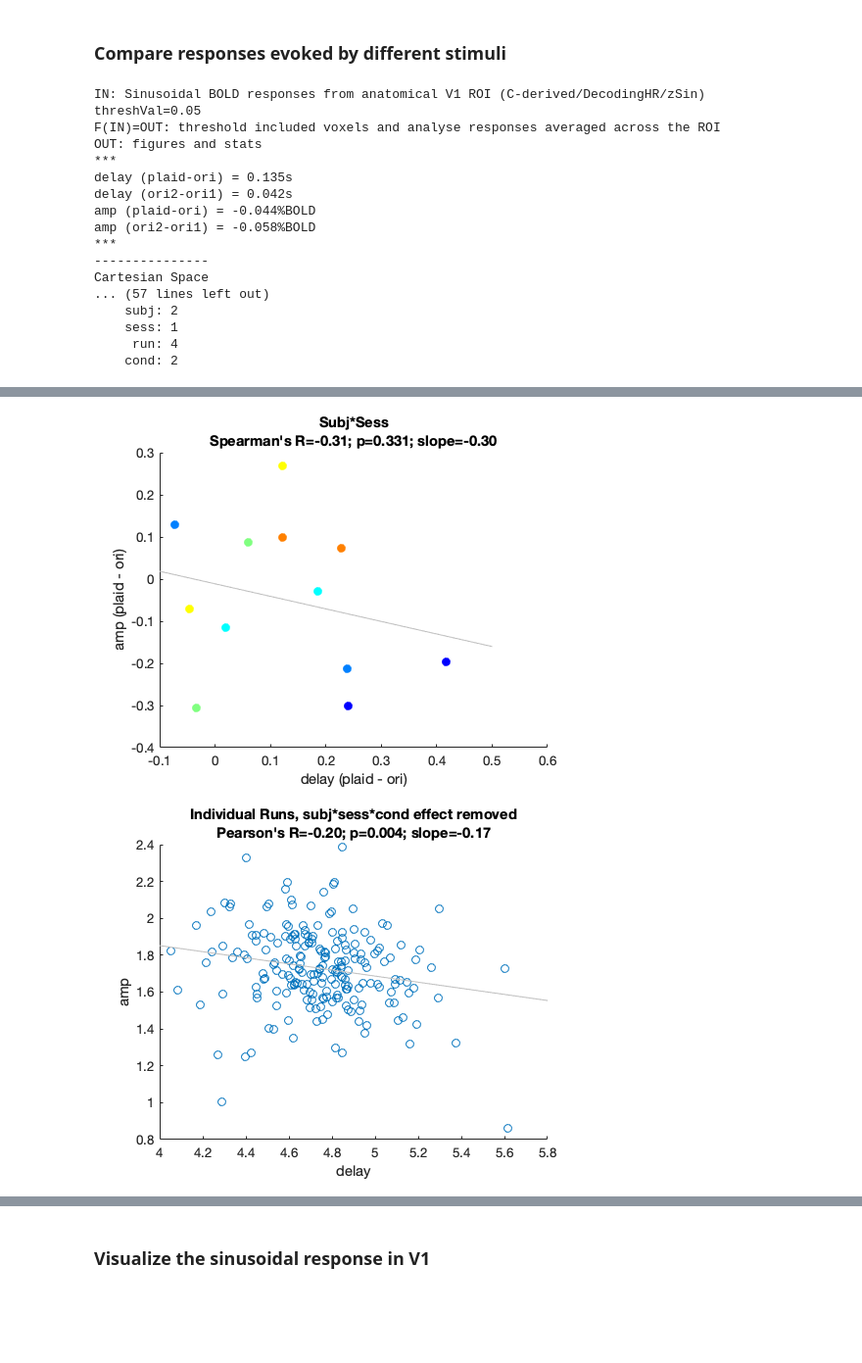
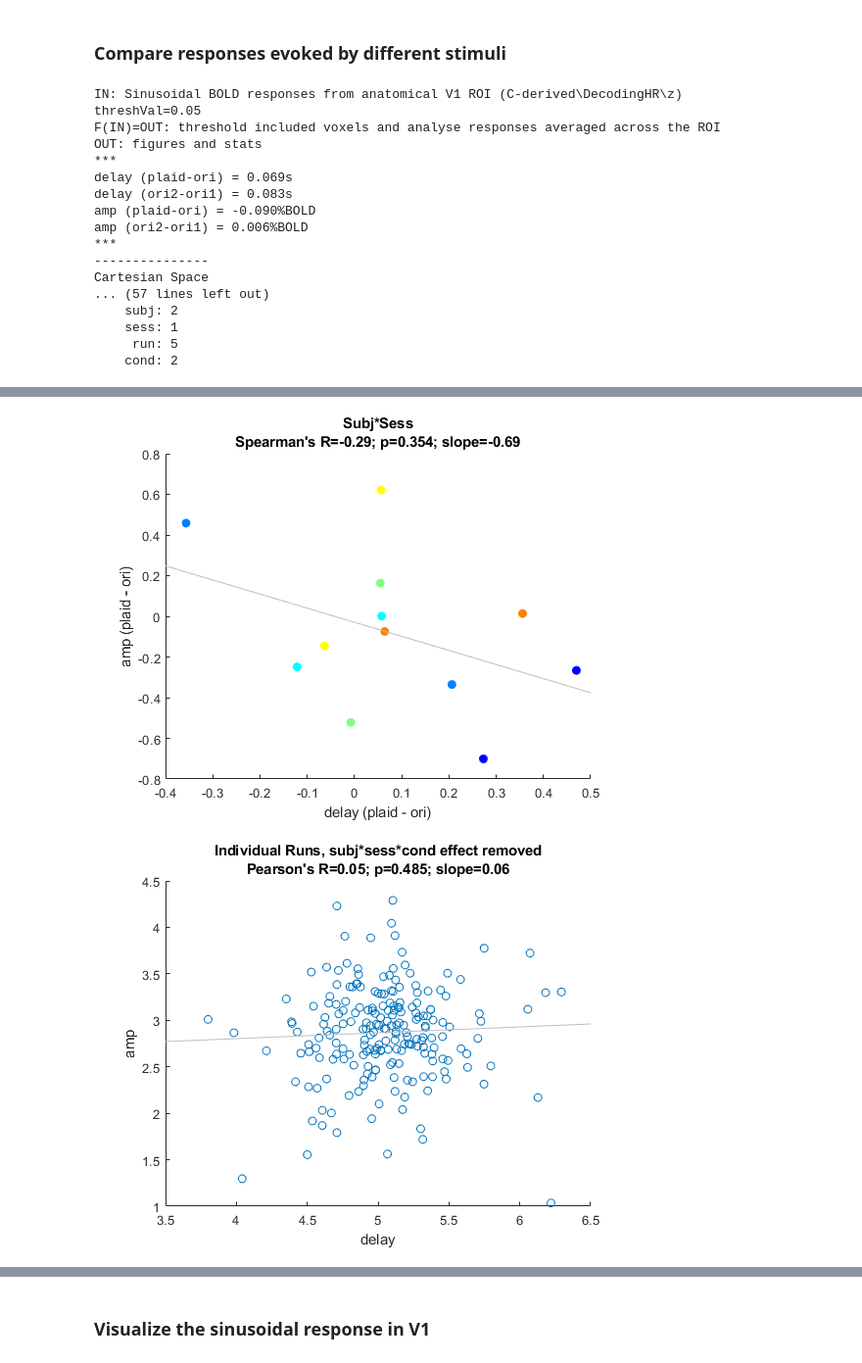
Before and after one commit to Proulx-S/HRdelay, a Jupyter notebook: neuroimaging/HRdelay.ipynb, the cells around one changed output, grey strips where cells are left out. Shown: that part at 98% size. Drawn from its saved outputs; the diff is of its cells as text; code cells hidden in the pictures; blank space fills up the shorter version.

Commit message:
BugFix (wrap around of delay)

```diff
--- a/neuroimaging/HRdelay.ipynb
+++ b/neuroimaging/HRdelay.ipynb
@@ -46,0 +35,4 @@ OUT: sinusoidal fit results (C-derived\DecodingHR\fun\zSin)
+# %%
+fitType = 'fixed';
+threshType = 'p';
+maskSinAndHrFit(fitType,threshType)
@@ -49,22 +61,22 @@ OUT: sinusoidal fit results (C-derived\DecodingHR\fun\zSin)
 # %% [markdown]
 ### Compare responses evoked by different stimuli
 # %%
-exclusion = sinusoidalGroupAnalysis('p')
+exclusion = sinusoidalGroupAnalysis(threshType)
 # %% [output]
-IN: Sinusoidal BOLD responses from anatomical V1 ROI (C-derived/DecodingHR/zSin)
+IN: Sinusoidal BOLD responses from anatomical V1 ROI (C-derived\DecodingHR\z)
 threshVal=0.05
 F(IN)=OUT: threshold included voxels and analyse responses averaged across the ROI
 OUT: figures and stats
 ***
-delay (plaid-ori) = 0.135s
-delay (ori2-ori1) = 0.042s
-amp (plaid-ori) = -0.044%BOLD
-amp (ori2-ori1) = -0.058%BOLD
+delay (plaid-ori) = 0.069s
+delay (ori2-ori1) = 0.083s
+amp (plaid-ori) = -0.090%BOLD
+amp (ori2-ori1) = 0.006%BOLD
 ***
 ---------------
 Cartesian Space
 ... (57 lines left out)
     subj: 2
     sess: 1
-     run: 4
+     run: 5
     cond: 2
@@ -73,2 +85,2 @@ Cartesian Space
-[figure, old version]
+[figure, new version]
-[figure, old version]
+[figure, new version]
```
Also changed, not shown: parts of 4 cells of this notebook, 2 other files.
